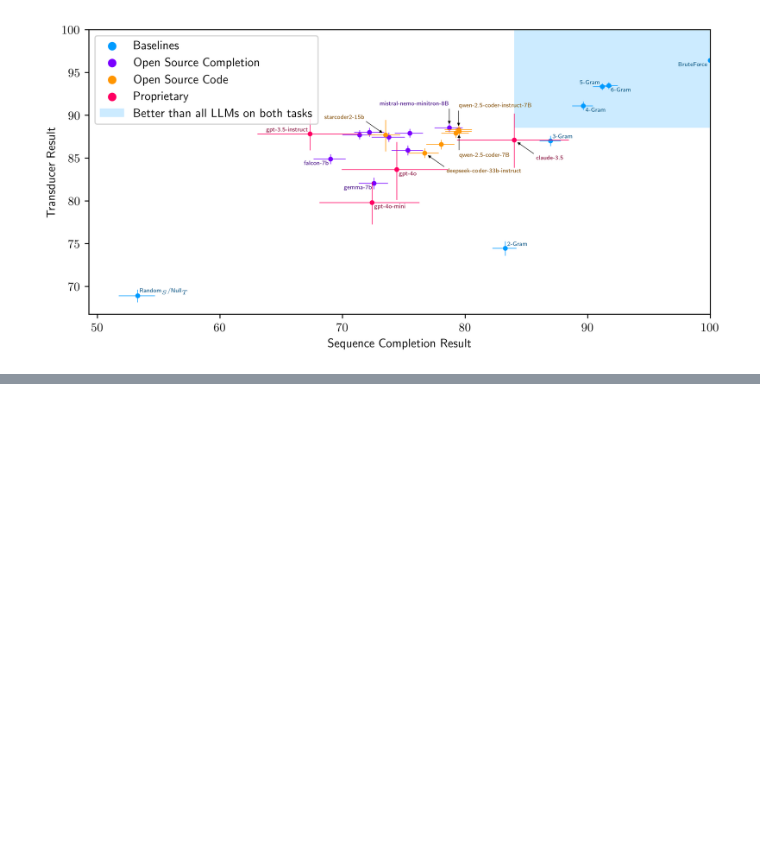
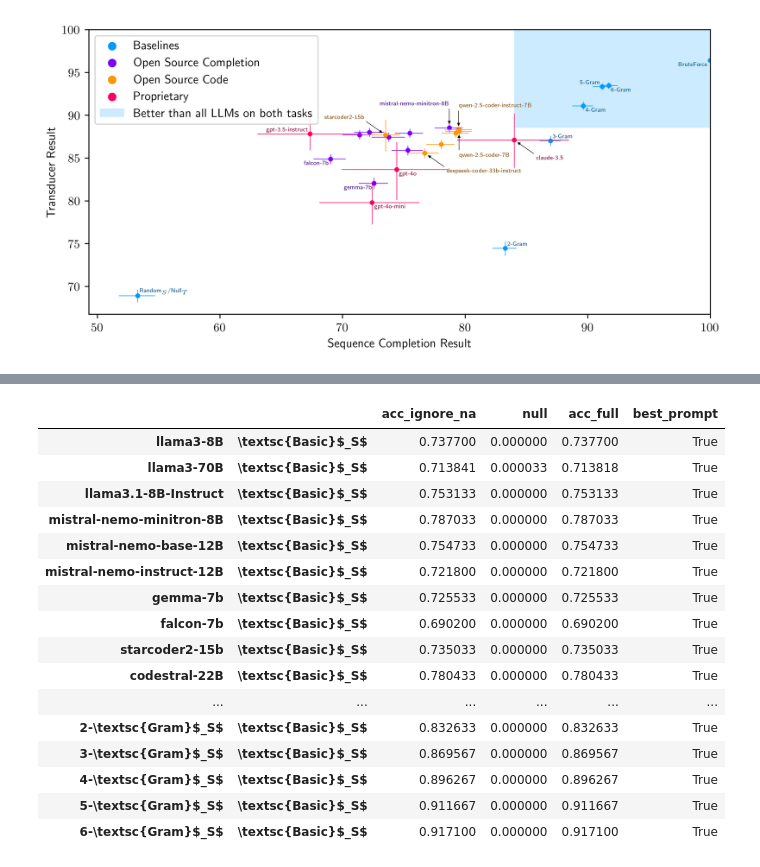
Before and after one commit to kavigupta/evallm, a Jupyter notebook: notebooks/main-tables.ipynb, the cells around one changed output, grey strips where cells are left out. Drawn from its saved outputs; the diff is of its cells as text; code cells hidden in the pictures; blank space fills up the shorter version.

Commit message:
Add null tables (#128)

```diff
--- a/notebooks/main-tables.ipynb
+++ b/notebooks/main-tables.ipynb
@@ -28,3 +27,8 @@ results_sc = sequence_completion_results()
+# %%
+null_t = transducer_null_results()
+null_sc = sequence_completion_null_results()
+results_t = transducer_results()
+results_sc = sequence_completion_results()
 # %% [markdown]
 ### Main Table
 # %%
@@ -102,0 +170,23 @@ plt.savefig("../output/sequence_completion_vs_transducer.png")
+# %%
+table_sc = flat_pandas_table(results_sc, null_sc)
+table_t = flat_pandas_table(results_t, null_t)
+# %%
+table_sc
+# %% [output]
+|  |  | acc_ignore_na | null | acc_full | best_prompt |
+| llama3-8B | \textsc{Basic}$_S$ | 0.737700 | 0.000000 | 0.737700 | True |
+| llama3-70B | \textsc{Basic}$_S$ | 0.713841 | 0.000033 | 0.713818 | True |
+| llama3.1-8B-Instruct | \textsc{Basic}$_S$ | 0.753133 | 0.000000 | 0.753133 | True |
+| mistral-nemo-minitron-8B | \textsc{Basic}$_S$ | 0.787033 | 0.000000 | 0.787033 | True |
+| mistral-nemo-base-12B | \textsc{Basic}$_S$ | 0.754733 | 0.000000 | 0.754733 | True |
+| mistral-nemo-instruct-12B | \textsc{Basic}$_S$ | 0.721800 | 0.000000 | 0.721800 | True |
+| gemma-7b | \textsc{Basic}$_S$ | 0.725533 | 0.000000 | 0.725533 | True |
+| falcon-7b | \textsc{Basic}$_S$ | 0.690200 | 0.000000 | 0.690200 | True |
+| starcoder2-15b | \textsc{Basic}$_S$ | 0.735033 | 0.000000 | 0.735033 | True |
+| codestral-22B | \textsc{Basic}$_S$ | 0.780433 | 0.000000 | 0.780433 | True |
+| ... | ... | ... | ... | ... | ... |
+| 2-\textsc{Gram}$_S$ | \textsc{Basic}$_S$ | 0.832633 | 0.000000 | 0.832633 | True |
+| 3-\textsc{Gram}$_S$ | \textsc{Basic}$_S$ | 0.869567 | 0.000000 | 0.869567 | True |
+| 4-\textsc{Gram}$_S$ | \textsc{Basic}$_S$ | 0.896267 | 0.000000 | 0.896267 | True |
+| 5-\textsc{Gram}$_S$ | \textsc{Basic}$_S$ | 0.911667 | 0.000000 | 0.911667 | True |
+| 6-\textsc{Gram}$_S$ | \textsc{Basic}$_S$ | 0.917100 | 0.000000 | 0.917100 | True |
```
Also changed, not shown: parts of 8 cells of this notebook, 3 other files.
